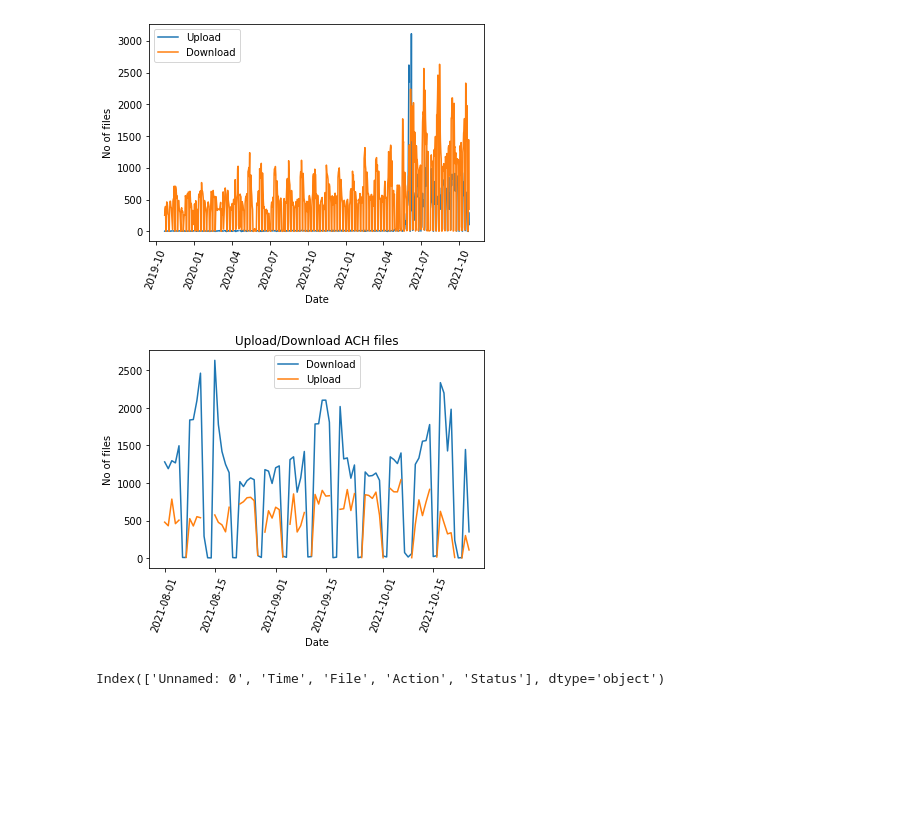
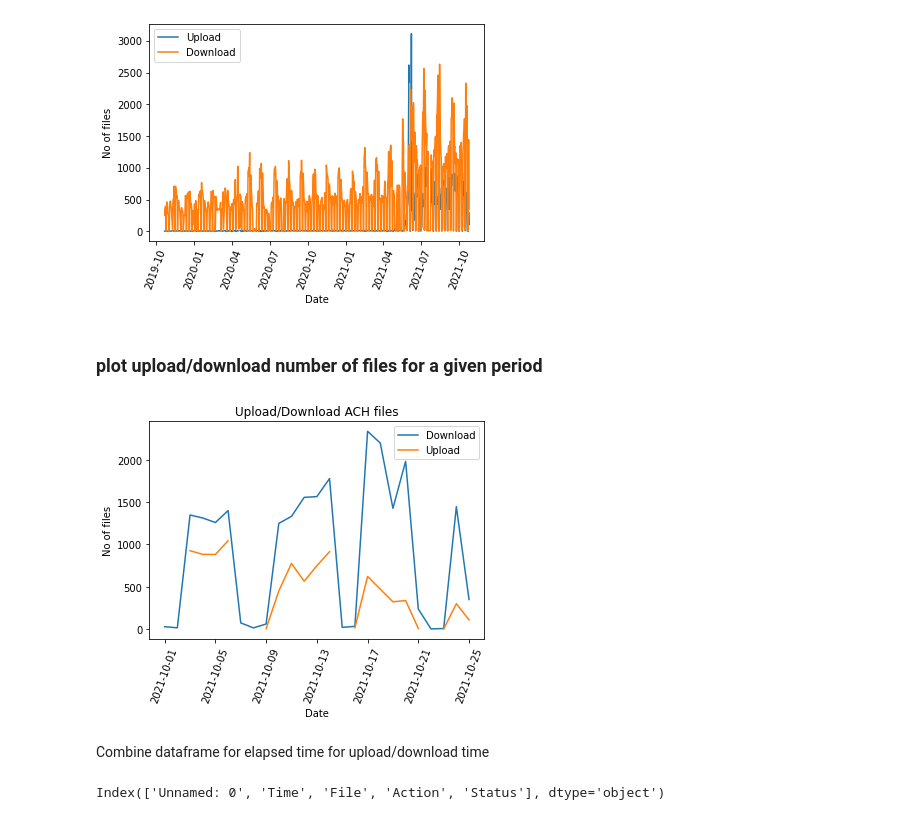
Before and after one commit to yjad/training, a Jupyter notebook: xml/ach_perf.ipynb, the cells around one changed output. Drawn from its saved outputs; the diff is of its cells as text; code cells hidden in the pictures; blank space fills up the shorter version.

```diff
--- a/xml/ach_perf.ipynb
+++ b/xml/ach_perf.ipynb
@@ -194,20 +194,24 @@ plt.xticks(rotation = 70)
 plt.show()
 # %% [output]
 [figure]
+# %% [markdown]
+### plot upload/download number of files for a given period
 # %%
 import datetime
 import numpy as np
 
-from_dt = '2021-08-01'
+from_dt = '2021-10-01'
 to_dt   = '2021-10-31'
 upld_dnld_data.loc[np.datetime64(from_dt): np.datetime64(to_dt)].plot()
 
 plt.ylabel('No of files')
 plt.xticks(rotation = 70)
 plt.title ('Upload/Download ACH files')
 plt.show()
 # %% [output]
-[figure, old version]
+[figure, new version]
+# %% [markdown]
+Combine dataframe for elapsed time for upload/download time
 # %%
 data.columns
 # %% [output]
```
Also changed, not shown: parts of 11 cells of this notebook.
